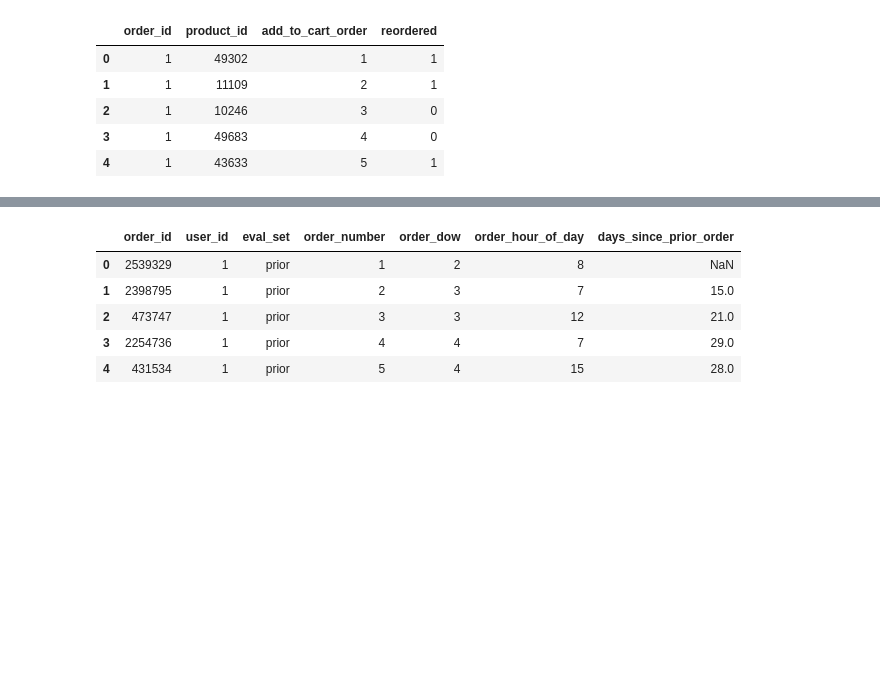
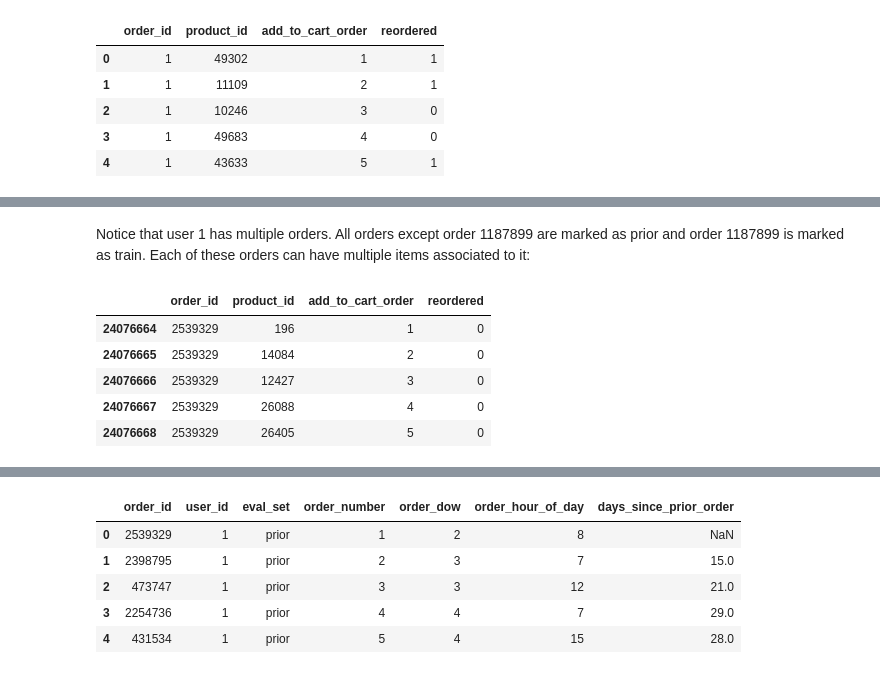
Before and after one commit to patrickspencer/instacart, a Jupyter notebook: data_exploration.ipynb, the cells around one changed output, grey strips where cells are left out. Saved outputs shown, nothing was run; the diff lists cells and outputs as text; code cells hidden in the pictures; blank space fills up the shorter version.

```diff
--- a/data_exploration.ipynb
+++ b/data_exploration.ipynb
@@ -109,0 +127,11 @@ orders_train.head()
+# %% [markdown]
+Notice that user 1 has multiple orders. All orders except order 1187899 are marked as prior and order 1187899 is marked as train. Each of these orders can have multiple items associated to it:
+# %%
+orders_prior.loc[orders_prior['order_id'] == 2539329]
+# %% [output]
+|  | order_id | product_id | add_to_cart_order | reordered |
+| 24076664 | 2539329 | 196 | 1 | 0 |
+| 24076665 | 2539329 | 14084 | 2 | 0 |
+| 24076666 | 2539329 | 12427 | 3 | 0 |
+| 24076667 | 2539329 | 26088 | 4 | 0 |
+| 24076668 | 2539329 | 26405 | 5 | 0 |
```
Also changed, not shown: parts of 18 cells of this notebook.
